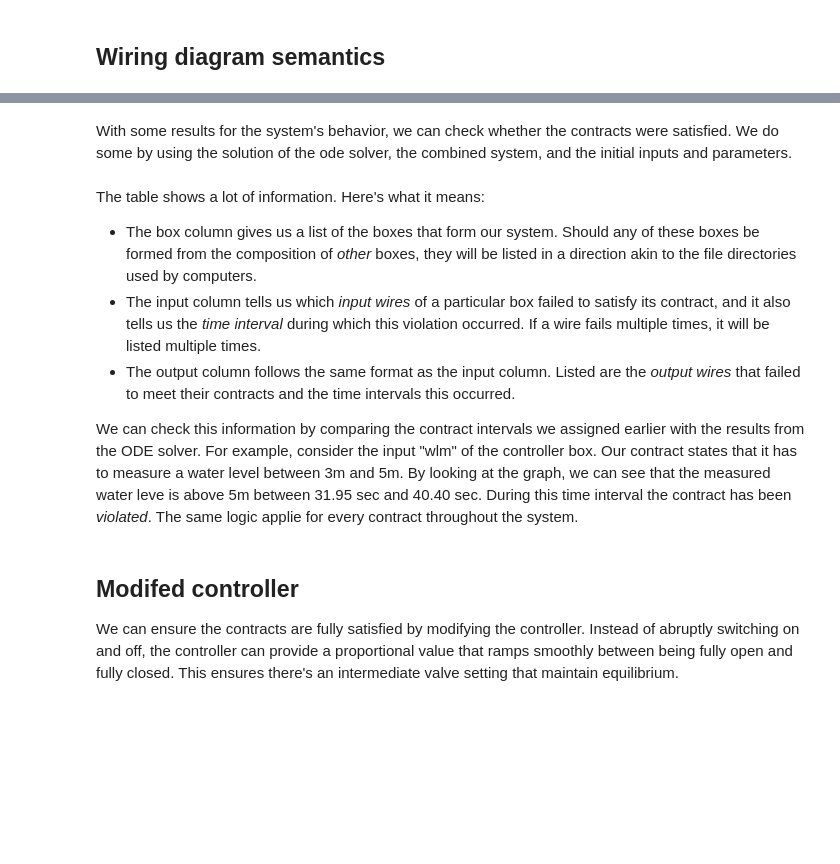
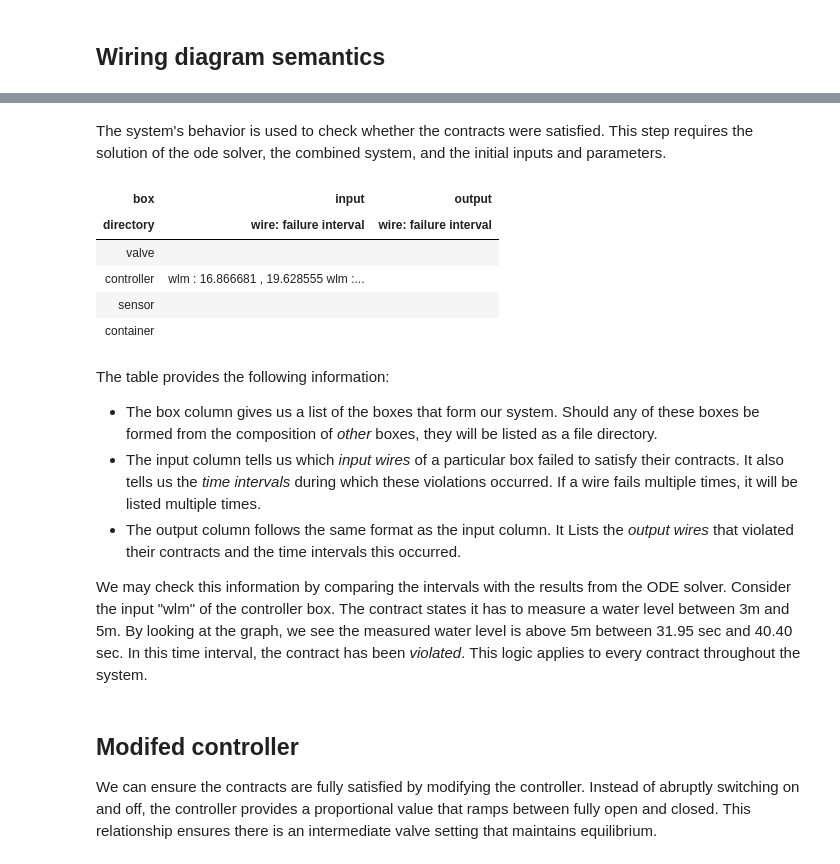
Before and after one commit to bakirtzisg/AlgebraicContracts.jl, a Jupyter notebook: examples/water-flow-controller.ipynb, the cells around one changed output, grey strips where cells are left out. Saved outputs shown, nothing was run; the diff lists cells and outputs as text; code cells hidden in the pictures; blank space fills up the shorter version.

Commit message:
updated waterflow, added uav example

```diff
--- a/examples/water-flow-controller.ipynb
+++ b/examples/water-flow-controller.ipynb
@@ -298,21 +320,28 @@ using DataFrames
 
 CSV.write("data/water_controller_bangbang.csv",  DataFrame(sol), delim=' ');
 # %% [markdown]
-With some results for the system's behavior, we can check whether the contracts were satisfied. We do some by using the solution of the ode solver, the combined system, and the initial inputs and parameters.
+The system's behavior is used to check whether the contracts were satisfied. This step requires the solution of the ode solver, the combined system, and the initial inputs and parameters.
 # %%
 # Show when and where contracts were violated
     # Note: Adjust stepsize to improve accuracy of failure intervals
-dict = check_contract(sol, water_system, x_init, pvalve, out_type="time")
+dict = check_contract(sol, water_system, x_init, pvalve, output="time")
+# %% [output]
+| box | input | output |
+| directory | wire: failure interval | wire: failure interval |
+| valve |  |  |
+| controller | wlm : 16.866681 , 19.628555 wlm :... |  |
+| sensor |  |  |
+| container |  |  |
 # %% [markdown]
-The table shows a lot of information. Here's what it means:
-- The box column gives us a list of the boxes that form our system. Should any of these boxes be formed from the composition of _other_ boxes, they will be listed in a direction akin to the file directories used by computers.
-- The input column tells us which _input wires_ of a particular box failed to satisfy its contract, and it also tells us the _time interval_ during which this violation occurred. If a wire fails multiple times, it will be listed multiple times.
-- The output column follows the same format as the input column. Listed are the _output wires_ that failed to meet their contracts and the time intervals this occurred.
+The table provides the following information:
+- The box column gives us a list of the boxes that form our system. Should any of these boxes be formed from the composition of _other_ boxes, they will be listed as a file directory.
+- The input column tells us which _input wires_ of a particular box failed to satisfy their contracts. It also tells us the _time intervals_ during which these violations occurred. If a wire fails multiple times, it will be listed multiple times.
+- The output column follows the same format as the input column. It Lists the _output wires_ that violated their contracts and the time intervals this occurred.
 
-We can check this information by comparing the contract intervals we assigned earlier with the results from the ODE solver. For example, consider the input "wlm" of the controller box. Our contract states that it has to measure a water level between 3m and 5m. By looking at the graph, we can see that the measured water leve is above 5m between 31.95 sec and 40.40 sec. During this time interval the contract has been _violated_. The same logic applie for every contract throughout the system.
+We may check this information by comparing the intervals with the results from the ODE solver. Consider the input "wlm" of the controller box. The contract states it has to measure a water level between 3m and 5m. By looking at the graph, we see the measured water level is above 5m between 31.95 sec and 40.40 sec. In this time interval, the contract has been _violated_. This logic applies to every contract throughout the system.
 # %% [markdown]
 ## Modifed controller
-We can ensure the contracts are fully satisfied by modifying the controller. Instead of abruptly switching on and off, the controller can provide a proportional value that ramps smoothly between being fully open and fully closed. This ensures there's an intermediate valve setting that maintain equilibrium.
+We can ensure the contracts are fully satisfied by modifying the controller. Instead of abruptly switching on and off, the controller provides a proportional value that ramps between fully open and closed. This relationship ensures there is an intermediate valve setting that maintains equilibrium.
 # %%
 function dynamics_controller(u,x,p,t)
     u = @LArray u (:λcmd,)
```
Also changed, not shown: parts of 34 cells of this notebook, 3 other files.
